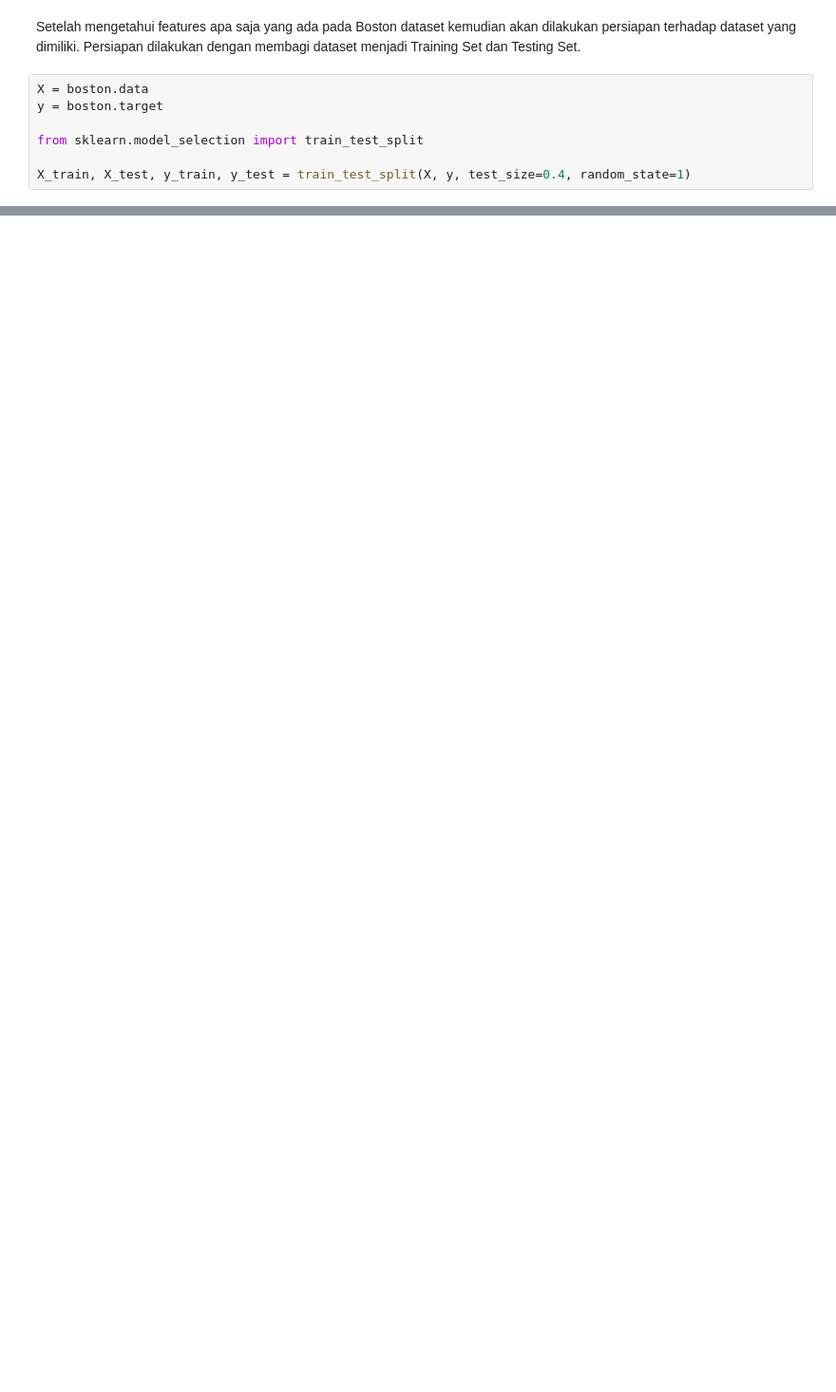
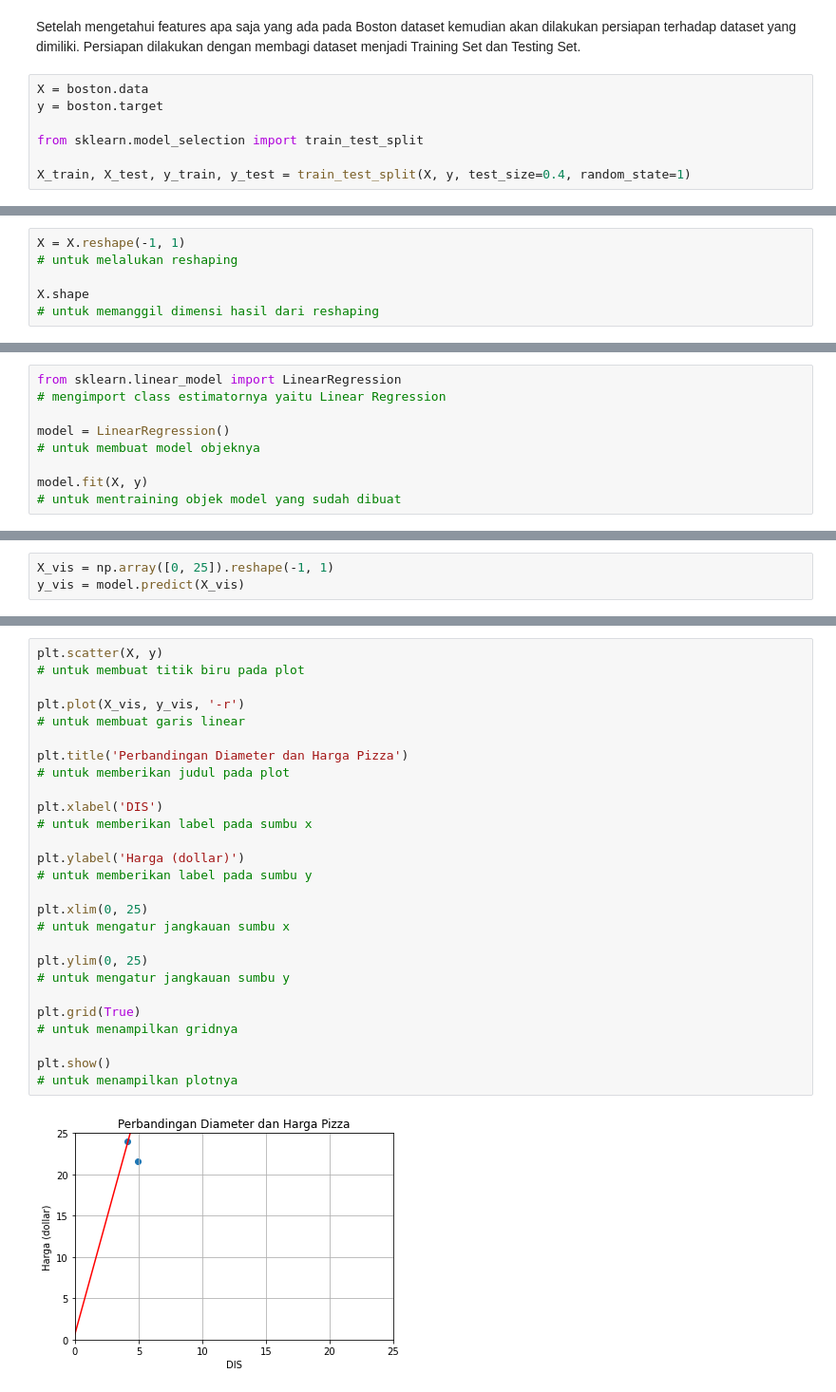
Before and after one commit to JessicaNataliaUtama/Data-Science, a Jupyter notebook: UTS/UTS.ipynb, the cells around one changed output, grey strips where cells are left out. Shown at 95% size. Saved outputs shown, nothing was run; the diff lists cells and outputs as text; blank space fills up the shorter version.

```diff
--- a/UTS/UTS.ipynb
+++ b/UTS/UTS.ipynb
@@ -95,0 +217,6 @@ X_train, X_test, y_train, y_test = train_test_split(X, y, test_size=0.4, random_
+# %%
+X = X.reshape(-1, 1)
+# untuk melalukan reshaping
+
+X.shape
+# untuk memanggil dimensi hasil dari reshaping
@@ -95,0 +247,9 @@ X_train, X_test, y_train, y_test = train_test_split(X, y, test_size=0.4, random_
+# %%
+from sklearn.linear_model import LinearRegression
+# mengimport class estimatornya yaitu Linear Regression
+
+model = LinearRegression()
+# untuk membuat model objeknya
+
+model.fit(X, y)
+# untuk mentraining objek model yang sudah dibuat
@@ -95,0 +262,3 @@ X_train, X_test, y_train, y_test = train_test_split(X, y, test_size=0.4, random_
+# %%
+X_vis = np.array([0, 25]).reshape(-1, 1)
+y_vis = model.predict(X_vis)
@@ -95,0 +267,29 @@ X_train, X_test, y_train, y_test = train_test_split(X, y, test_size=0.4, random_
+# %%
+plt.scatter(X, y)
+# untuk membuat titik biru pada plot
+
+plt.plot(X_vis, y_vis, '-r')
+# untuk membuat garis linear
+
+plt.title('Perbandingan Diameter dan Harga Pizza')
+# untuk memberikan judul pada plot
+
+plt.xlabel('DIS')
+# untuk memberikan label pada sumbu x
+
+plt.ylabel('Harga (dollar)')
+# untuk memberikan label pada sumbu y
+
+plt.xlim(0, 25)
+# untuk mengatur jangkauan sumbu x
+
+plt.ylim(0, 25)
+# untuk mengatur jangkauan sumbu y
+
+plt.grid(True)
+# untuk menampilkan gridnya
+
+plt.show()
+# untuk menampilkan plotnya
+# %% [output]
+[figure, added]
```
Also changed, not shown: parts of 69 cells of this notebook.
